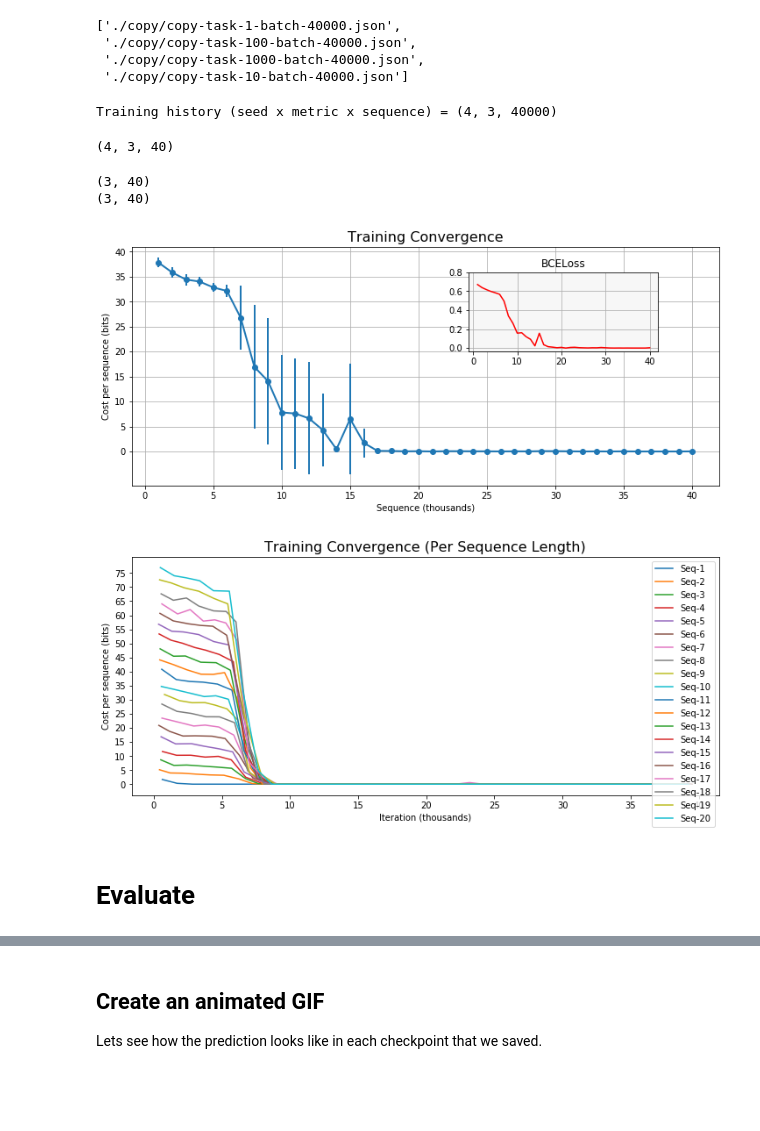
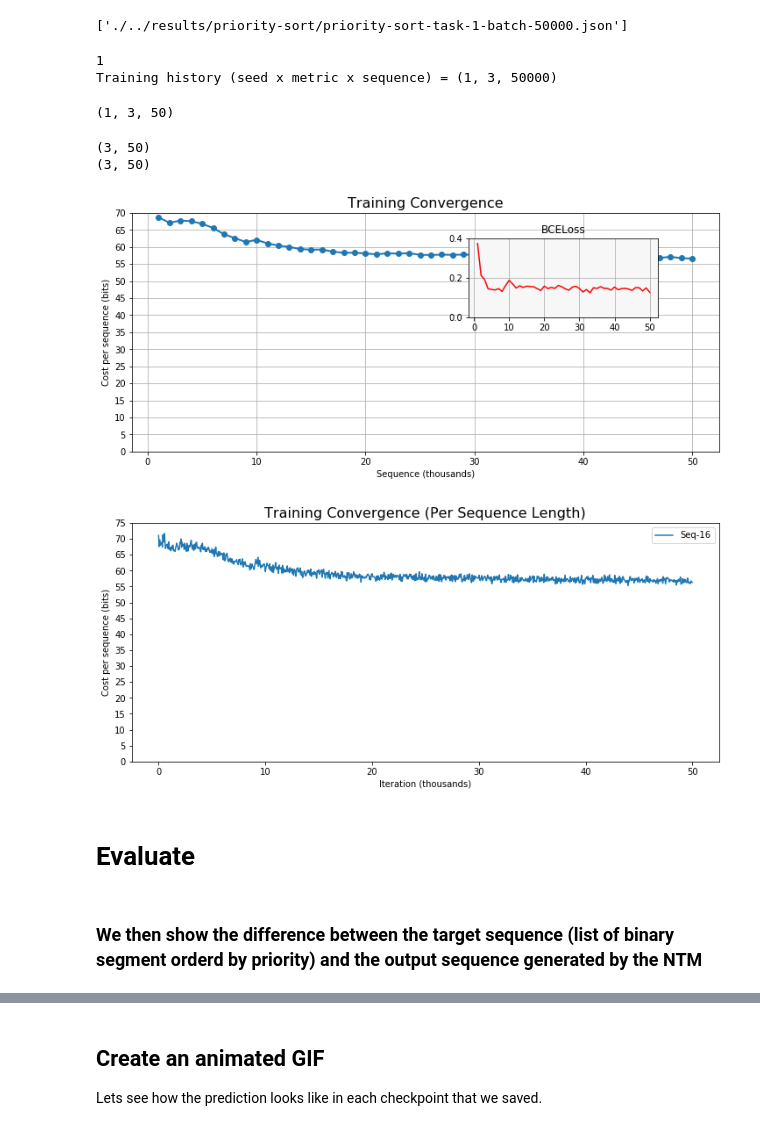
Before and after one commit to geektoni/pytorch-ntm, a Jupyter notebook: notebooks/priority-sort-task-plots.ipynb, the cells around one changed output, grey strips where cells are left out. Drawn from its saved outputs; the diff is of its cells as text; code cells hidden in the pictures; blank space fills up the shorter version.

Commit message:
Improve notebook for the Priority Sort task.

```diff
--- a/notebooks/priority-sort-task-plots.ipynb
+++ b/notebooks/priority-sort-task-plots.ipynb
@@ -27,26 +27,25 @@ mkdir ./notebooks/copy
 # %%
-batch_num = 40000
-files = glob("./copy/*-{}.json".format(batch_num))
+batch_num = 50000
+files = glob("./../results/priority-sort/*-batch-{}.json".format(batch_num))
 files
 # %% [output]
-['./copy/copy-task-1-batch-40000.json',
- './copy/copy-task-100-batch-40000.json',
- './copy/copy-task-1000-batch-40000.json',
- './copy/copy-task-10-batch-40000.json']
+['./../results/priority-sort/priority-sort-task-1-batch-50000.json']
 # %%
 # Read the metrics from the .json files
 history = [json.loads(open(fname, "rt").read()) for fname in files]
 training = np.array([(x['cost'], x['loss'], x['seq_lengths']) for x in history])
+print(len(history))
 print("Training history (seed x metric x sequence) =", training.shape)
 # %% [output]
-Training history (seed x metric x sequence) = (4, 3, 40000)
+1
+Training history (seed x metric x sequence) = (1, 3, 50000)
 # %%
 # Average every dv values across each (seed, metric)
 dv = 1000
 training = training.reshape(len(files), 3, -1, dv).mean(axis=3)
 print(training.shape)
 # %% [output]
-(4, 3, 40)
+(1, 3, 50)
 # %%
 # Average the seeds
 training_mean = training.mean(axis=0)
@@ -54,8 +53,8 @@ training_std = training.std(axis=0)
 print(training_mean.shape)
 print(training_std.shape)
 # %% [output]
-(3, 40)
-(3, 40)
+(3, 50)
+(3, 50)
 # %%
 fig = plt.figure(figsize=(12, 5))
 
@@ -79,39 +78,39 @@ plt.grid()
 
 plt.show()
 # %% [output]
-[figure, old version]
+[figure, new version]
 # %%
-loss = history[3]['loss']
-cost = history[3]['cost']
-seq_lengths = history[3]['seq_lengths']
+loss = history[0]['loss']
+cost = history[0]['cost']
+seq_lengths = history[0]['seq_lengths']
 
 unique_sls = set(seq_lengths)
 all_metric = list(zip(range(1, batch_num+1), seq_lengths, loss, cost))
 
 fig = plt.figure(figsize=(12, 5))
 plt.ylabel('Cost per sequence (bits)')
 plt.xlabel('Iteration (thousands)')
 plt.title('Training Convergence (Per Sequence Length)', fontsize=16)
 
 for sl in unique_sls:
     sl_metrics = [i for i in all_metric if i[1] == sl]
 
     x = [i[0] for i in sl_metrics]
     y = [i[3] for i in sl_metrics]
 
     num_pts = len(x) // 50
     total_pts = num_pts * 50
 
     x_mean = [i.mean()/1000 for i in np.split(np.array(x)[:total_pts], num_pts)]
     y_mean = [i.mean() for i in np.split(np.array(y)[:total_pts], num_pts)]
 
     plt.plot(x_mean, y_mean, label='Seq-{}'.format(sl))
 
 plt.yticks(np.arange(0, 80, 5))
 plt.legend(loc=0)
 plt.show()
 # %% [output]
-[figure, old version]
+[figure, new version]
 # %% [markdown]
 # Evaluate
 # %%
@@ -175,6 +174,8 @@ def im_vconcat(im1, im2, pad=8):
     im.paste(im1, (0, 0))
     im.paste(im2, (0, h+pad))
     return im
+# %% [markdown]
+### We then show the difference between the target sequence (list of binary segment orderd by priority) and the output sequence generated by the NTM
 # %%
 def make_eval_plot(y, y_out, u=12):
     im_y = draw_sequence(y, u)
```
Also changed, not shown: parts of 14 cells of this notebook, 2 other files.
